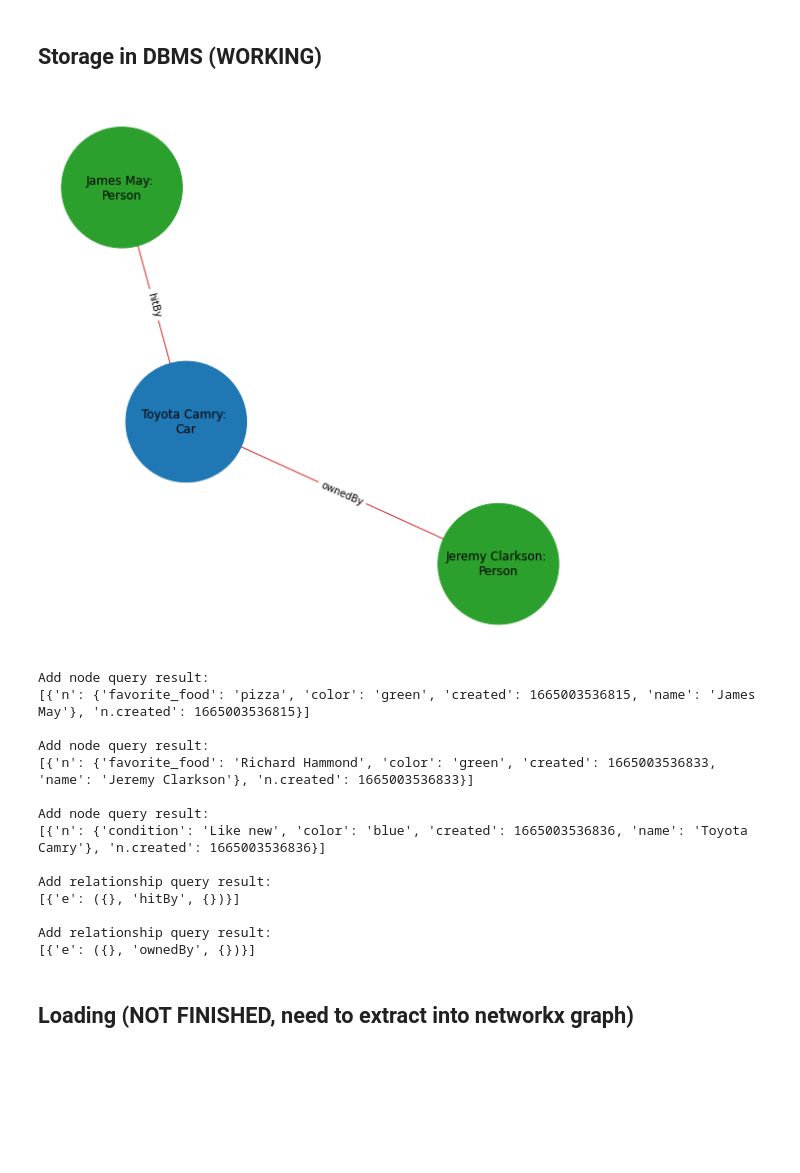
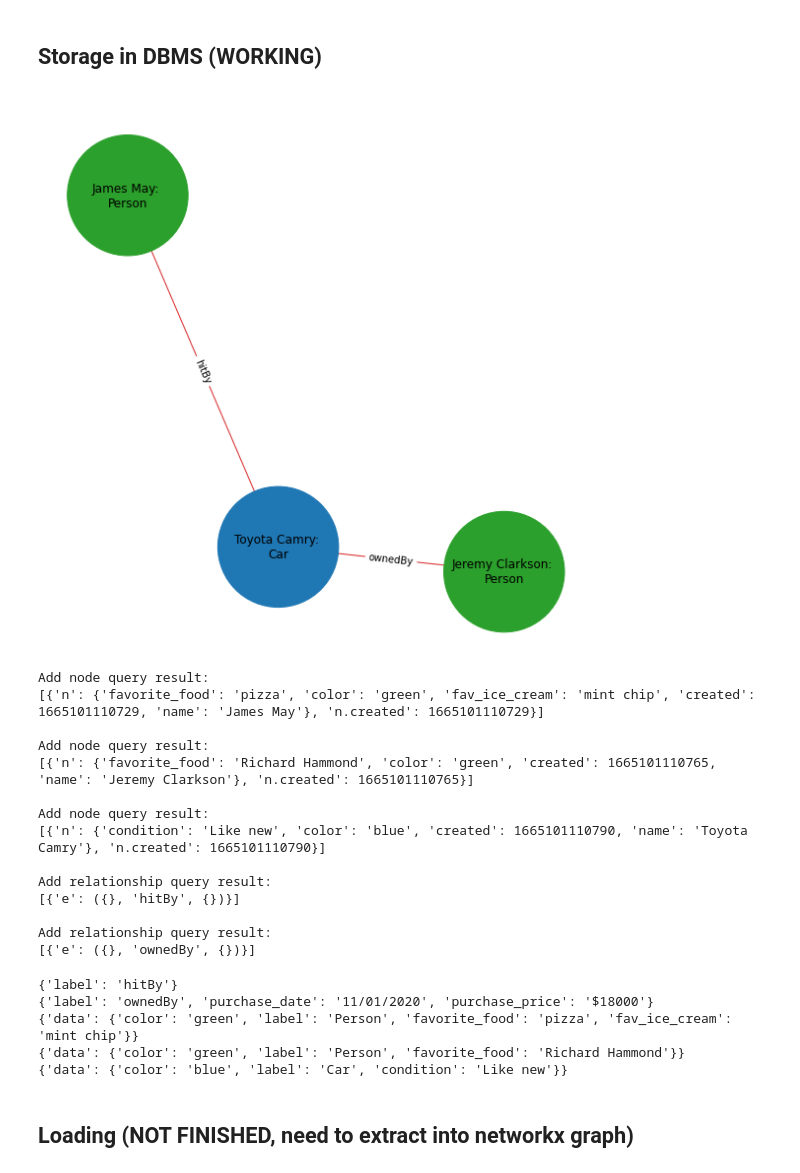
Before and after one commit to danielfrees/neograph, a Jupyter notebook: neograph_testing.ipynb, the cells around one changed output. Drawn from its saved outputs; the diff is of its cells as text; code cells hidden in the pictures; blank space fills up the shorter version.

```diff
--- a/neograph_testing.ipynb
+++ b/neograph_testing.ipynb
@@ -35,31 +35,42 @@ Get constraint query result:
 # %% [markdown]
 ## Storage in DBMS (WORKING)
 # %%
-G.add_node('James May', data = {'color': 'green', 'label': 'Person', 'favorite_food':'pizza'})
+G.add_node('James May', data = {'color': 'green', 'label': 'Person', 'favorite_food':'pizza', 'fav_ice_cream': 'mint chip'})
 G.add_node('Jeremy Clarkson', data = {'color' : 'green', 'label': 'Person', 'favorite_food':'Richard Hammond'})
 G.add_node('Toyota Camry', data = {'color': 'blue', 'label': 'Car', 'condition':'Like new'})
 G.add_edge('James May', 'Toyota Camry', label = 'hitBy')
-G.add_edge('Toyota Camry', 'Jeremy Clarkson', label = 'ownedBy')
+G.add_edge('Toyota Camry', 'Jeremy Clarkson', label = 'ownedBy', purchase_date = '11/01/2020', purchase_price = '$18000')
 
 ng.draw_labeled_net(G)
 
 G.store_in_neo()
 # %% [output]
-[figure, old version]
+[figure, new version]
 Add node query result:
-[{'n': {'favorite_food': 'pizza', 'color': 'green', 'created': 1665003536815, 'name': 'James May'}, 'n.created': 1665003536815}]
+[{'n': {'favorite_food': 'pizza', 'color': 'green', 'fav_ice_cream': 'mint chip', 'created': 1665101110729, 'name': 'James May'}, 'n.created': 1665101110729}]
 
 Add node query result:
-[{'n': {'favorite_food': 'Richard Hammond', 'color': 'green', 'created': 1665003536833, 'name': 'Jeremy Clarkson'}, 'n.created': 1665003536833}]
+[{'n': {'favorite_food': 'Richard Hammond', 'color': 'green', 'created': 1665101110765, 'name': 'Jeremy Clarkson'}, 'n.created': 1665101110765}]
 
 Add node query result:
-[{'n': {'condition': 'Like new', 'color': 'blue', 'created': 1665003536836, 'name': 'Toyota Camry'}, 'n.created': 1665003536836}]
+[{'n': {'condition': 'Like new', 'color': 'blue', 'created': 1665101110790, 'name': 'Toyota Camry'}, 'n.created': 1665101110790}]
 
 Add relationship query result:
 [{'e': ({}, 'hitBy', {})}]
 
 Add relationship query result:
 [{'e': ({}, 'ownedBy', {})}]
+# %%
+for edge in G.edges:
+    print(G.edges[edge])
+for node in G.nodes:
+    print(G.nodes[node])
+# %% [output]
+{'label': 'hitBy'}
+{'label': 'ownedBy', 'purchase_date': '11/01/2020', 'purchase_price': '$18000'}
+{'data': {'color': 'green', 'label': 'Person', 'favorite_food': 'pizza', 'fav_ice_cream': 'mint chip'}}
+{'data': {'color': 'green', 'label': 'Person', 'favorite_food': 'Richard Hammond'}}
+{'data': {'color': 'blue', 'label': 'Car', 'condition': 'Like new'}}
 # %% [markdown]
 ## Loading (NOT FINISHED, need to extract into networkx graph)
 # %%
```
Also changed, not shown: parts of 3 cells of this notebook, 1 other file.
